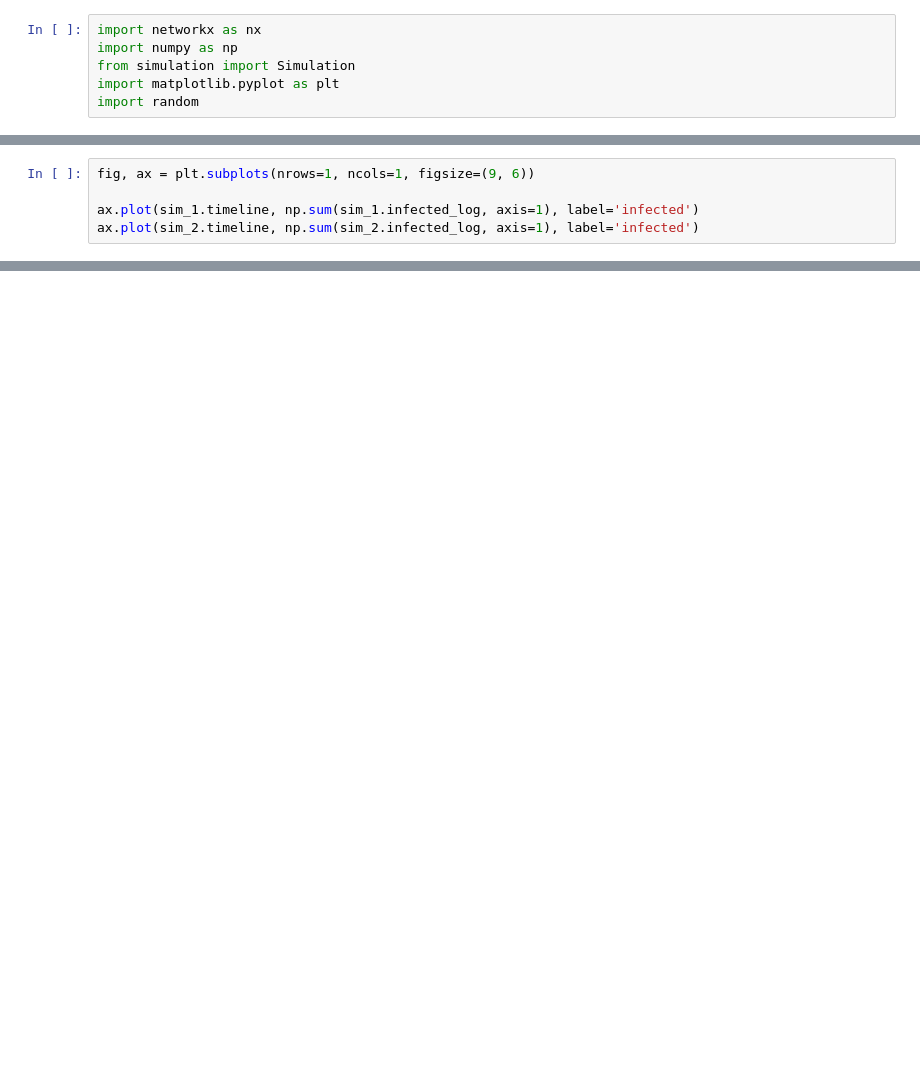
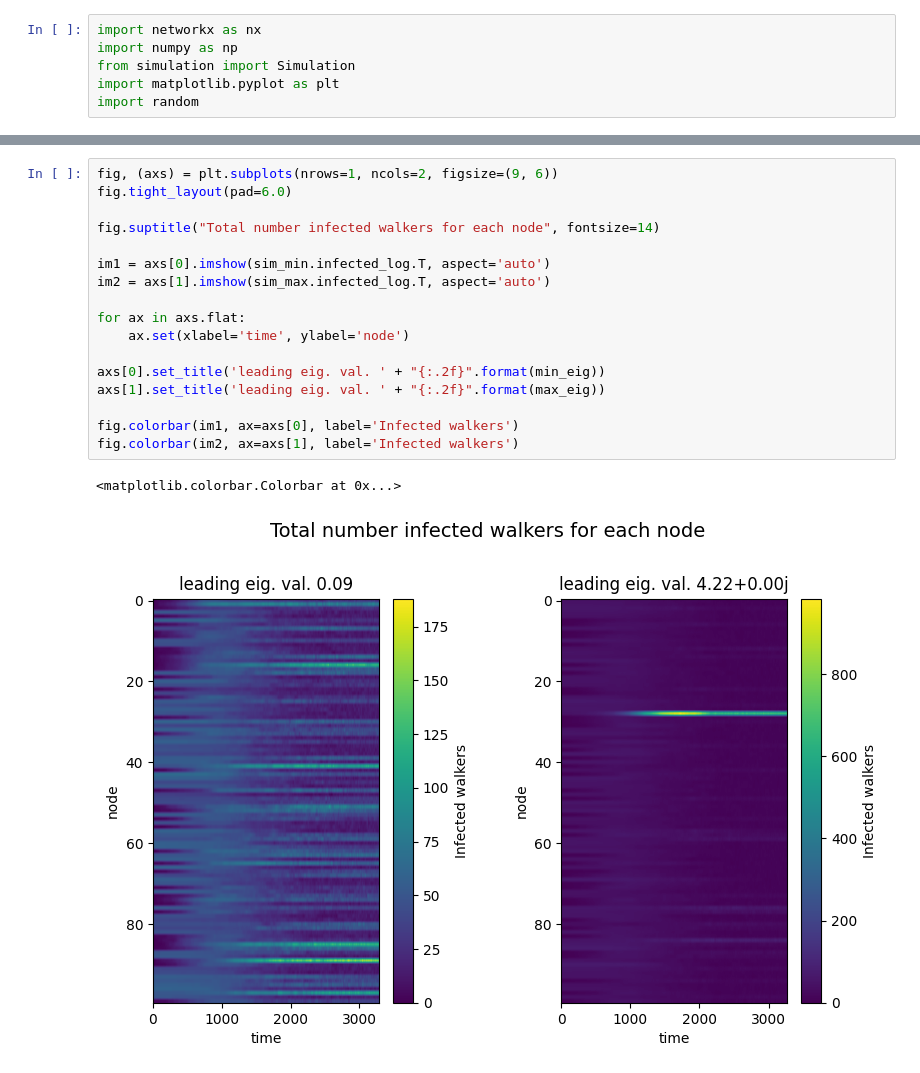
Before and after one commit to andrinr/uzh-networks, a Jupyter notebook: ex11/main.ipynb, the cells around one changed output, grey strips where cells are left out. Drawn from its saved outputs; the diff is of its cells as text; blank space fills up the shorter version.

```diff
--- a/ex11/main.ipynb
+++ b/ex11/main.ipynb
@@ -93,5 +92,0 @@ sim_2 = Simulation(G_2, D_S, D_I, beta, mu)\
-# %%
-fig, ax = plt.subplots(nrows=1, ncols=1, figsize=(9, 6))
-
-ax.plot(sim_1.timeline, np.sum(sim_1.infected_log, axis=1), label='infected')
-ax.plot(sim_2.timeline, np.sum(sim_2.infected_log, axis=1), label='infected')
@@ -100,0 +153,20 @@ ax.plot(sim_2.timeline, np.sum(sim_2.infected_log, axis=1), label='infected')
+# %%
+fig, (axs) = plt.subplots(nrows=1, ncols=2, figsize=(9, 6))
+fig.tight_layout(pad=6.0)
+
+fig.suptitle("Total number infected walkers for each node", fontsize=14)
+
+im1 = axs[0].imshow(sim_min.infected_log.T, aspect='auto')
+im2 = axs[1].imshow(sim_max.infected_log.T, aspect='auto')
+
+for ax in axs.flat:
+    ax.set(xlabel='time', ylabel='node')
+
+axs[0].set_title('leading eig. val. ' + "{:.2f}".format(min_eig))
+axs[1].set_title('leading eig. val. ' + "{:.2f}".format(max_eig))
+
+fig.colorbar(im1, ax=axs[0], label='Infected walkers')
+fig.colorbar(im2, ax=axs[1], label='Infected walkers')
+# %% [output]
+<matplotlib.colorbar.Colorbar at 0x...>
+[figure, added]
```
Also changed, not shown: parts of 15 cells of this notebook, 3 other files.
